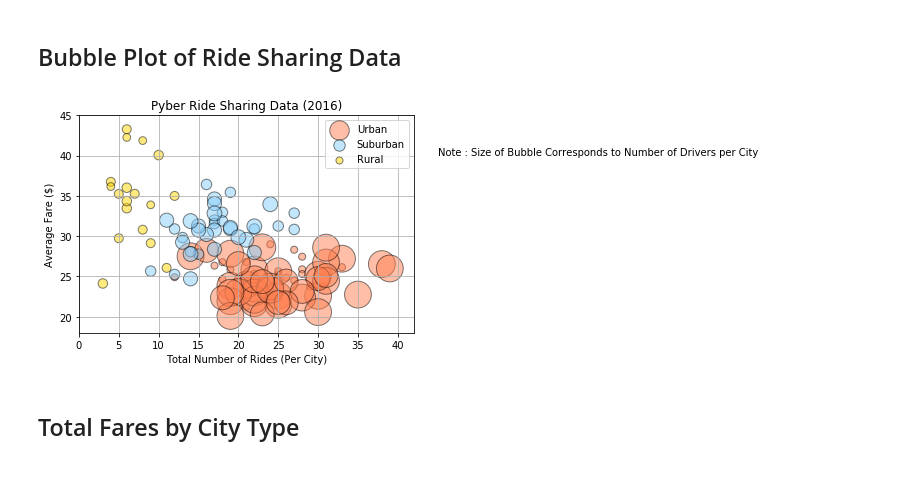
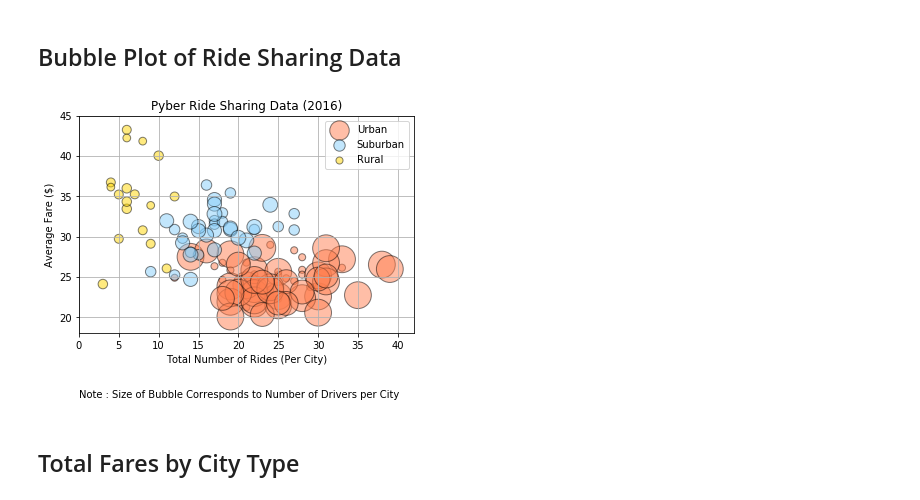
Before and after one commit to KbHarold/Pyber, a Jupyter notebook: Pyber_Final.ipynb, the cells around one changed output. Cells and saved outputs as stored; diff of their text form; code cells hidden in the pictures.

```diff
--- a/Pyber_Final.ipynb
+++ b/Pyber_Final.ipynb
@@ -29,53 +29,55 @@ pyber_df.head()
 ## Bubble Plot of Ride Sharing Data
 # %%
 # Obtain the x and y coordinates for each of the three city types
+# Seperate all of the merged data into seperate dataframes based on type of city
 pyber_urban = pyber_df.loc[pyber_df["type"]=="Urban"]
 pyber_suburban = pyber_df.loc[pyber_df["type"]=="Suburban"]
 pyber_rural = pyber_df.loc[pyber_df["type"]=="Rural"]
 
+# Group the data in each of the frames by the individual cities
 pyber_urban_grpd = pyber_urban.groupby("city")
 pyber_suburban_grpd = pyber_suburban.groupby("city")
 pyber_rural_grpd = pyber_rural.groupby("city")
 
+# Calculate the average fare using the mean function on the grouped objects
 urban_avg_fare = pyber_urban_grpd["fare"].mean()
 suburban_avg_fare = pyber_suburban_grpd["fare"].mean()
 rural_avg_fare = pyber_rural_grpd["fare"].mean()
 
+# Calculate the number of rides in each city using the count function
 urban_rides = pyber_urban_grpd["ride_id"].count()
 suburban_rides = pyber_suburban_grpd["ride_id"].count()
 rural_rides = pyber_rural_grpd["ride_id"].count()
 
+# Create new data frames for each type of city to be used in scatter plot
 urban_df = pd.DataFrame({"Number of Fares":urban_rides,
                          "Average Fare per City":urban_avg_fare})
-urban_df.head()
 suburban_df = pd.DataFrame({"Number of Fares":suburban_rides,
                          "Average Fare per City":suburban_avg_fare})
-suburban_df.head()
 rural_df = pd.DataFrame({"Number of Fares":rural_rides,
                          "Average Fare per City":rural_avg_fare})
-rural_df
 # Build the scatter plots for each city types
 plt.scatter(urban_rides, urban_avg_fare, marker="o", facecolors="coral", s=pyber_urban["driver_count"]*10,
             edgecolors="black", alpha=.5, label="Urban")
 plt.scatter(suburban_rides, suburban_avg_fare, marker="o", facecolors="#87CEFA", s=pyber_suburban["driver_count"]*10,
             edgecolors="black", alpha=.5, label="Suburban")
 plt.scatter(rural_rides, rural_avg_fare, marker="o", facecolors="gold",s=pyber_rural["driver_count"]*10,
             edgecolors="black",alpha=.5, label="Rural")
 # Incorporate the other graph properties
 plt.grid(b=True)
 plt.ylim(18,45)
 plt.xlim(0, 42)
 plt.title("Pyber Ride Sharing Data (2016)")
 plt.xlabel("Total Number of Rides (Per City)")
 plt.ylabel("Average Fare ($)")
 # Create a legend
 plt.legend(loc="best")
 # Incorporate a text label regarding circle size
-plt.text(x=45,y=40,s="Note : Size of Bubble Corresponds to Number of Drivers per City")
+plt.text(x=0,y=10,s="Note : Size of Bubble Corresponds to Number of Drivers per City")
 # Save Figure
 plt.savefig("Output/Pyber_Ride_Sharing_Data_Scatter.png")
 # %% [output]
-[figure, old version]
+[figure, new version]
 # %%
 # Show plot
 plt.show()
```
Also changed, not shown: parts of 4 cells of this notebook, 1 other file.
